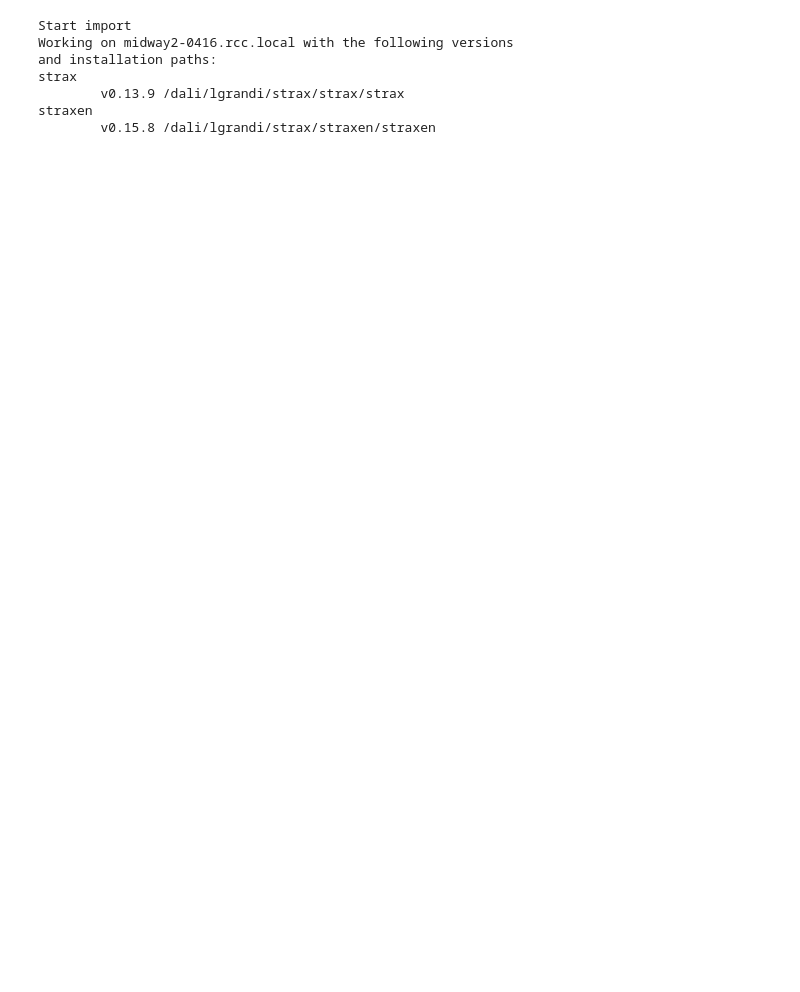
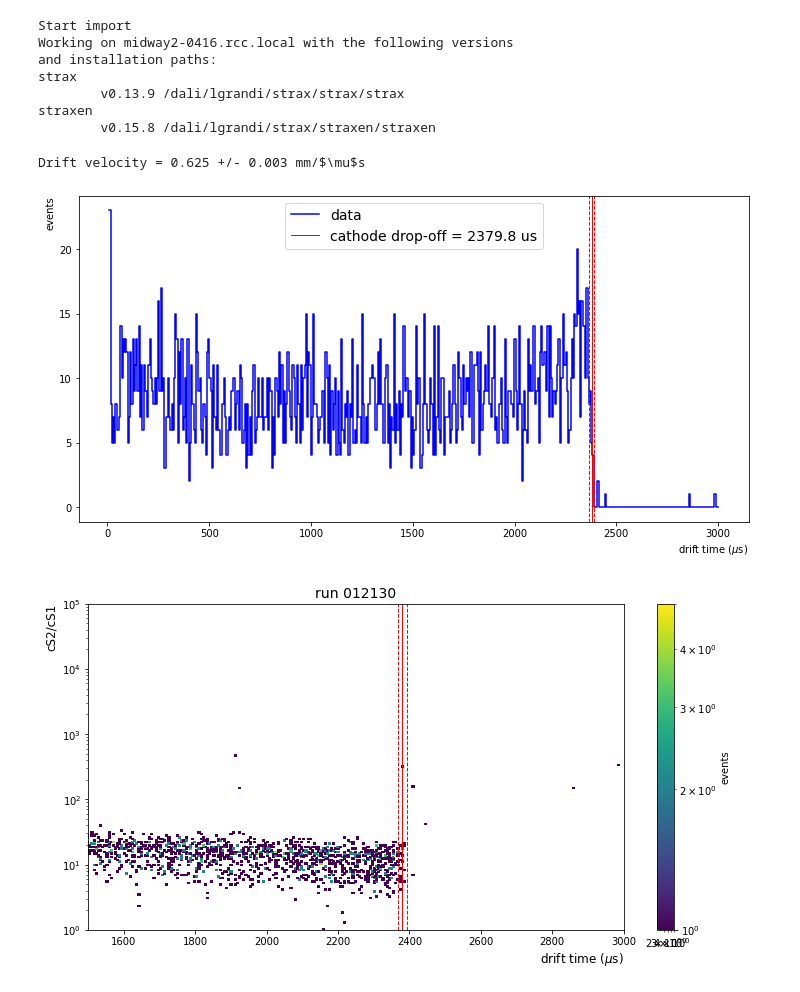
Before and after one commit to valerioda/xenon-note, a Jupyter notebook: fast_response_analysis/kr-data_drift-time_calculation.ipynb, the cells around one changed output. Cells and saved outputs as stored; diff of their text form; code cells hidden in the pictures; blank space fills up the shorter version.

Commit message:
drift time calculation

```diff
--- a/fast_response_analysis/kr-data_drift-time_calculation.ipynb
+++ b/fast_response_analysis/kr-data_drift-time_calculation.ipynb
@@ -141,4 +141,8 @@ def drift_time_calculation( run_kr, plot = False ):
     vd, vd_err = drift_velocity(e1, run_kr, plot=plot)
     return run, vd, vd_err
 # %%
-run, vd, vd_err = drift_time_calculation( run_kr = '012130', plot = False)
+run, vd, vd_err = drift_time_calculation( run_kr = '012130', plot = True)
+# %% [output]
+Drift velocity = 0.625 +/- 0.003 mm/$\mu$s
+[figure, added]
+[figure, added]
```
Also changed, not shown: parts of 2 cells of this notebook.
